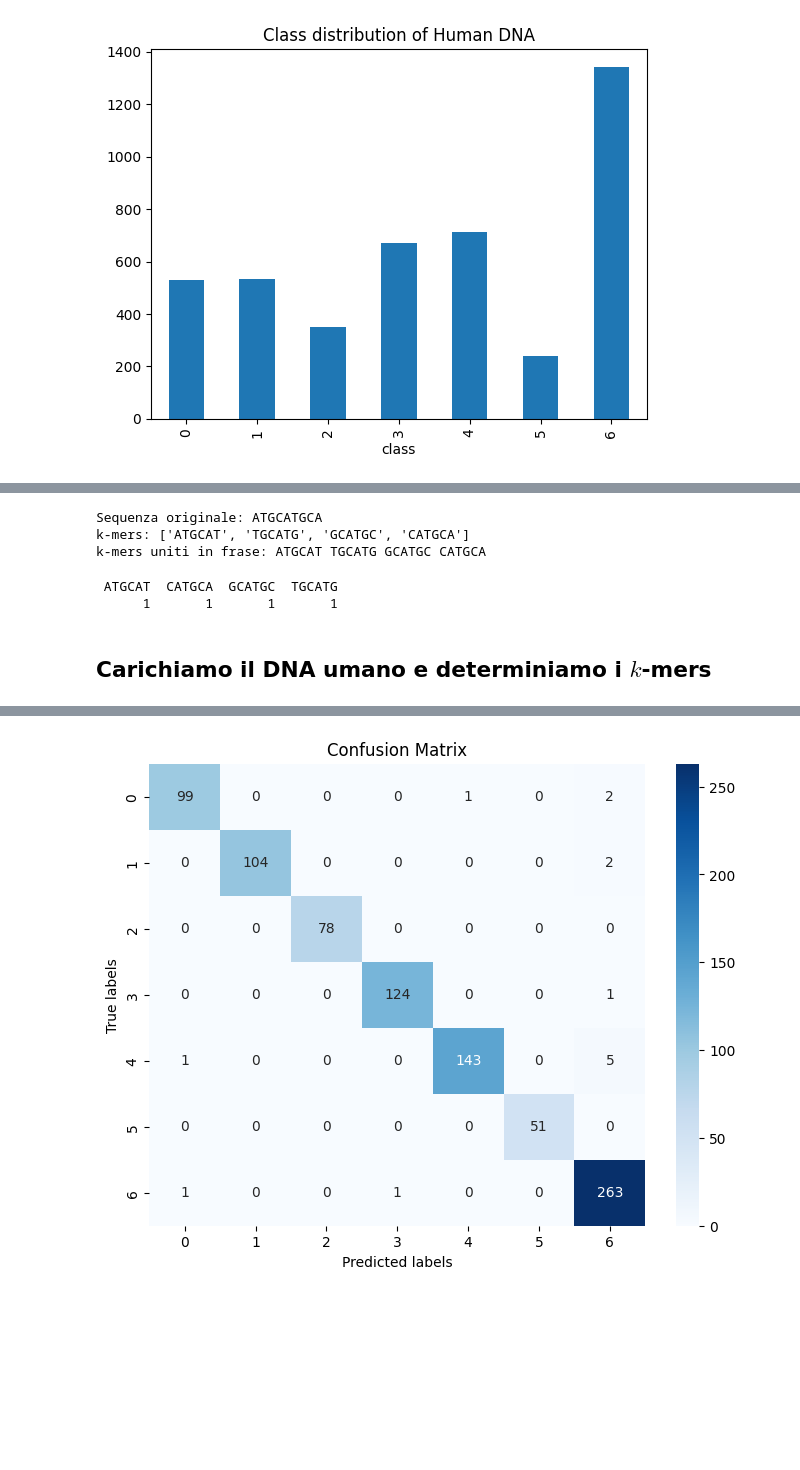
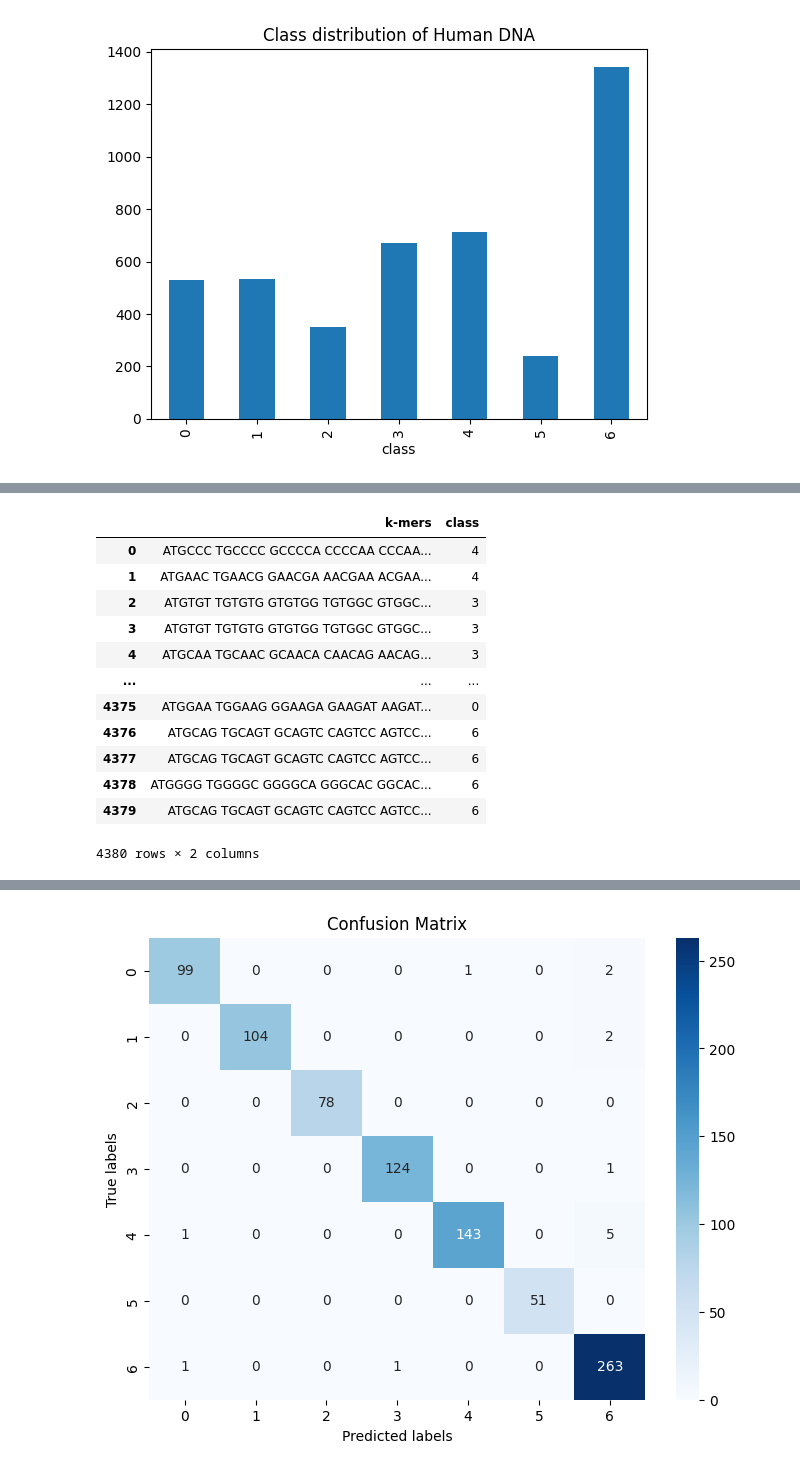
Before and after one commit to alessandroquirile/SequencingDNA, a Jupyter notebook: notebooks/1.0-data-exploration.ipynb, the cells around one changed output, grey strips where cells are left out. Drawn from its saved outputs; the diff is of its cells as text; code cells hidden in the pictures; blank space fills up the shorter version.

```diff
--- a/notebooks/1.0-data-exploration.ipynb
+++ b/notebooks/1.0-data-exploration.ipynb
@@ -1,7 +0,0 @@
-# %%
-from Bio import SeqIO
-
-for sequence in SeqIO.parse("../data/raw/example_dna.fa", "fasta"):
-    print("Sequence id:", sequence.id)
-    print("Sequence:", sequence.seq)
-    print("\n")
@@ -189,46 +100,44 @@ In genomica, ci riferiamo a questo tipo di manipolazioni come "conteggio dei $k$
 # %%
+import pandas as pd
+
 def get_kmers(sequence, k):
     if len(sequence) < k:
-        raise ValueError("La lunghezza della sequenza deve essere maggiore o uguale a k")
+        pass
+        # raise ValueError("La lunghezza della sequenza deve essere maggiore o uguale a k")
     kmers = []
     for i in range(len(sequence) - k + 1):
         kmers.append(sequence[i:i + k])
     return kmers
 
 def join_kmers(kmers):
     return ' '.join(kmers)
 
-# Esempio di utilizzo
-sequence = "ATGCATGCA"
+# Carica il DataFrame
+human_dna = pd.read_table('../data/raw/human.txt')
+
+# Estrai i k-mers per ogni sequenza
 k = 6
-kmers = get_kmers(sequence, k)
-joined_kmers = join_kmers(kmers)
+human_dna['k-mers'] = human_dna.apply(lambda x: get_kmers(x['sequence'], k), axis=1)
 
-print("Sequenza originale:", sequence)
-print("k-mers:", kmers)
-print("k-mers uniti in frase:", joined_kmers)
+# Unisci i k-mers in una singola stringa per ogni riga
+human_dna['k-mers'] = human_dna['k-mers'].apply(join_kmers)
+
+# Riordina le colonne per avere 'joined-kmers' come prima e 'class' come seconda
+human_dna = human_dna[['k-mers', 'class']]
+
+# Stampa il DataFrame risultante
+human_dna
 # %% [output]
+|  | k-mers | class |
+| 0 | ATGCCC TGCCCC GCCCCA CCCCAA CCCAA... | 4 |
+| 1 | ATGAAC TGAACG GAACGA AACGAA ACGAA... | 4 |
+| 2 | ATGTGT TGTGTG GTGTGG TGTGGC GTGGC... | 3 |
+| 3 | ATGTGT TGTGTG GTGTGG TGTGGC GTGGC... | 3 |
+| 4 | ATGCAA TGCAAC GCAACA CAACAG AACAG... | 3 |
+| ... | ... | ... |
+| 4375 | ATGGAA TGGAAG GGAAGA GAAGAT AAGAT... | 0 |
+| 4376 | ATGCAG TGCAGT GCAGTC CAGTCC AGTCC... | 6 |
+| 4377 | ATGCAG TGCAGT GCAGTC CAGTCC AGTCC... | 6 |
+| 4378 | ATGGGG TGGGGC GGGGCA GGGCAC GGCAC... | 6 |
+| 4379 | ATGCAG TGCAGT GCAGTC CAGTCC AGTCC... | 6 |
-Sequenza originale: ATGCATGCA
-k-mers: ['ATGCAT', 'TGCATG', 'GCATGC', 'CATGCA']
-k-mers uniti in frase: ATGCAT TGCATG GCATGC CATGCA
+4380 rows × 2 columns
-# %%
-import pandas as pd
-from sklearn.feature_extraction.text import CountVectorizer
-
-def kmer_bow_representation(kmers):
-    vectorizer = CountVectorizer(lowercase=False)
-    kmers_joined = join_kmers(kmers)
-    bow_representation = vectorizer.fit_transform([kmers_joined])
-    bow_df = pd.DataFrame(bow_representation.toarray(), columns=vectorizer.get_feature_names_out())
-    return bow_df
-
-# Esempio di utilizzo
-bag_of_word_df = kmer_bow_representation(kmers)
-
-# Per stampare senza l'indice
-print(bag_of_word_df.to_string(index=False))
-# %% [output]
- ATGCAT  CATGCA  GCATGC  TGCATG
-      1       1       1       1
-# %% [markdown]
-## Carichiamo il DNA umano e determiniamo i $k$-mers
```
Also changed, not shown: parts of 21 cells of this notebook, 2 other files.
